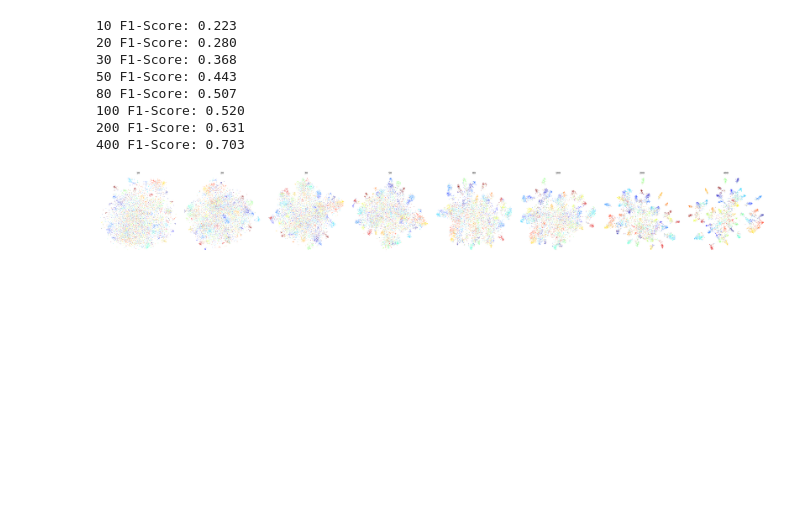
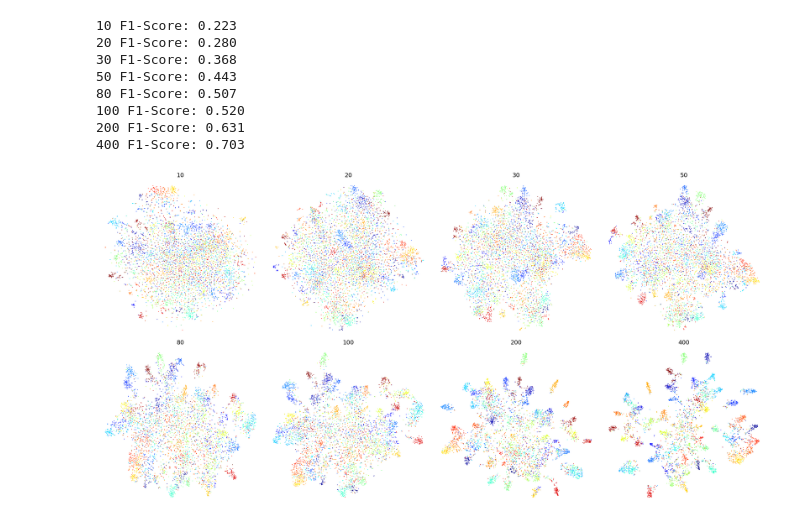
Before and after one commit to LLukas22/Comparison-of-Deep-Image-Embedding-Methods, a Jupyter notebook: DatasetSize.ipynb, the cells around one changed output. Cells and saved outputs as stored; diff of their text form; code cells hidden in the pictures; blank space fills up the shorter version.

Commit message:
Bigger Plots

```diff
--- a/DatasetSize.ipynb
+++ b/DatasetSize.ipynb
@@ -123,8 +123,8 @@ for key in results:
 # %%
 import matplotlib.pyplot as plt
 from modules.plotting import plot_results
 
-plot_results(results,"dataset_size")
+plot_results(results,"dataset_size",max_columns=4)
 plt.show()
 # %% [output]
-[figure, old version]
+[figure, new version]
```
Also changed, not shown: 14 other files.
